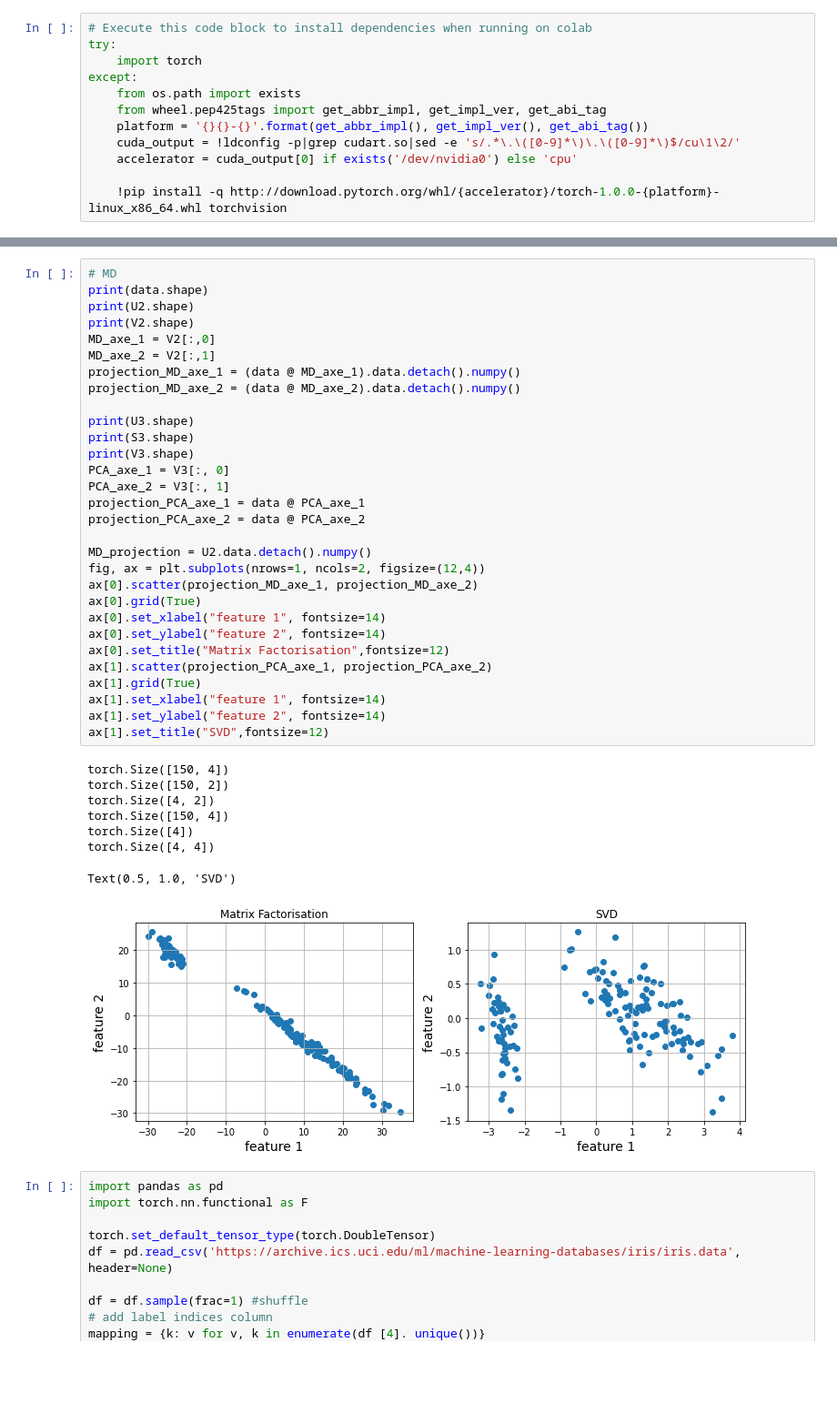
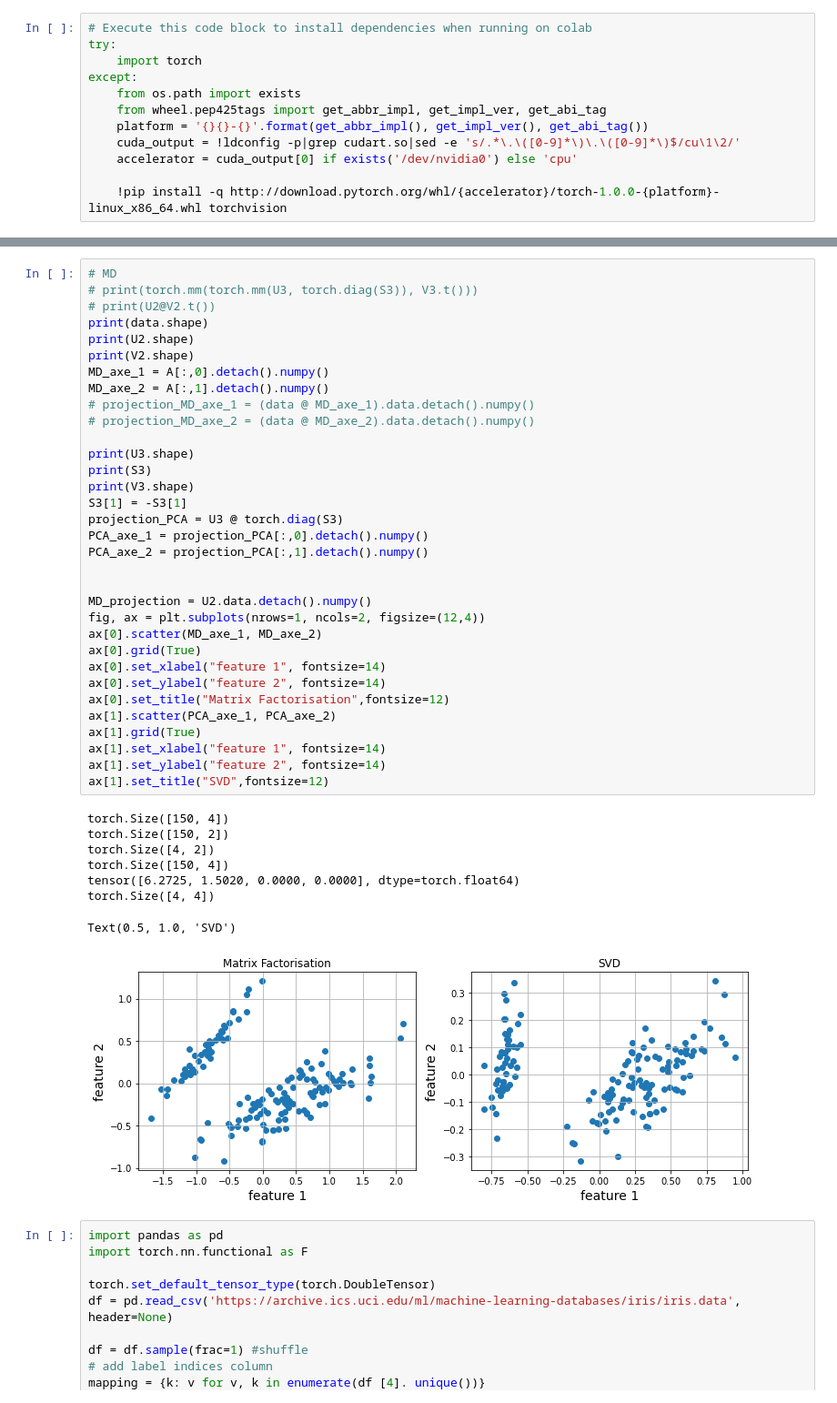
Before and after one commit to WHU-Peter/COMP6248-Deep-Learning, a Jupyter notebook: DL_Lab2.ipynb, the cells around one changed output, grey strips where cells are left out. Shown: that part at 91% size. Drawn from its saved outputs; the diff is of its cells as text; blank space fills up the shorter version.

```diff
--- a/DL_Lab2.ipynb
+++ b/DL_Lab2.ipynb
@@ -148,42 +148,45 @@ tensor(15.2288)
 # %%
 # MD
+# print(torch.mm(torch.mm(U3, torch.diag(S3)), V3.t()))
+# print(U2@V2.t())
 print(data.shape)
 print(U2.shape)
 print(V2.shape)
-MD_axe_1 = V2[:,0]
-MD_axe_2 = V2[:,1]
-projection_MD_axe_1 = (data @ MD_axe_1).data.detach().numpy()
-projection_MD_axe_2 = (data @ MD_axe_2).data.detach().numpy()
+MD_axe_1 = A[:,0].detach().numpy()
+MD_axe_2 = A[:,1].detach().numpy()
+# projection_MD_axe_1 = (data @ MD_axe_1).data.detach().numpy()
+# projection_MD_axe_2 = (data @ MD_axe_2).data.detach().numpy()
 
 print(U3.shape)
-print(S3.shape)
+print(S3)
 print(V3.shape)
-PCA_axe_1 = V3[:, 0]
-PCA_axe_2 = V3[:, 1]
-projection_PCA_axe_1 = data @ PCA_axe_1
-projection_PCA_axe_2 = data @ PCA_axe_2
+S3[1] = -S3[1]
+projection_PCA = U3 @ torch.diag(S3)
+PCA_axe_1 = projection_PCA[:,0].detach().numpy()
+PCA_axe_2 = projection_PCA[:,1].detach().numpy()
+
 
 MD_projection = U2.data.detach().numpy()
 fig, ax = plt.subplots(nrows=1, ncols=2, figsize=(12,4))
-ax[0].scatter(projection_MD_axe_1, projection_MD_axe_2)
+ax[0].scatter(MD_axe_1, MD_axe_2)
 ax[0].grid(True)
 ax[0].set_xlabel("feature 1", fontsize=14)
 ax[0].set_ylabel("feature 2", fontsize=14)
 ax[0].set_title("Matrix Factorisation",fontsize=12)
-ax[1].scatter(projection_PCA_axe_1, projection_PCA_axe_2)
+ax[1].scatter(PCA_axe_1, PCA_axe_2)
 ax[1].grid(True)
 ax[1].set_xlabel("feature 1", fontsize=14)
 ax[1].set_ylabel("feature 2", fontsize=14)
 ax[1].set_title("SVD",fontsize=12)
 # %% [output]
 torch.Size([150, 4])
 torch.Size([150, 2])
 torch.Size([4, 2])
 torch.Size([150, 4])
-torch.Size([4])
+tensor([6.2725, 1.5020, 0.0000, 0.0000], dtype=torch.float64)
 torch.Size([4, 4])
 Text(0.5, 1.0, 'SVD')
-[figure, old version]
+[figure, new version]
 # %%
 import pandas as pd
 import torch.nn.functional as F
```
Also changed, not shown: parts of 2 cells of this notebook.
